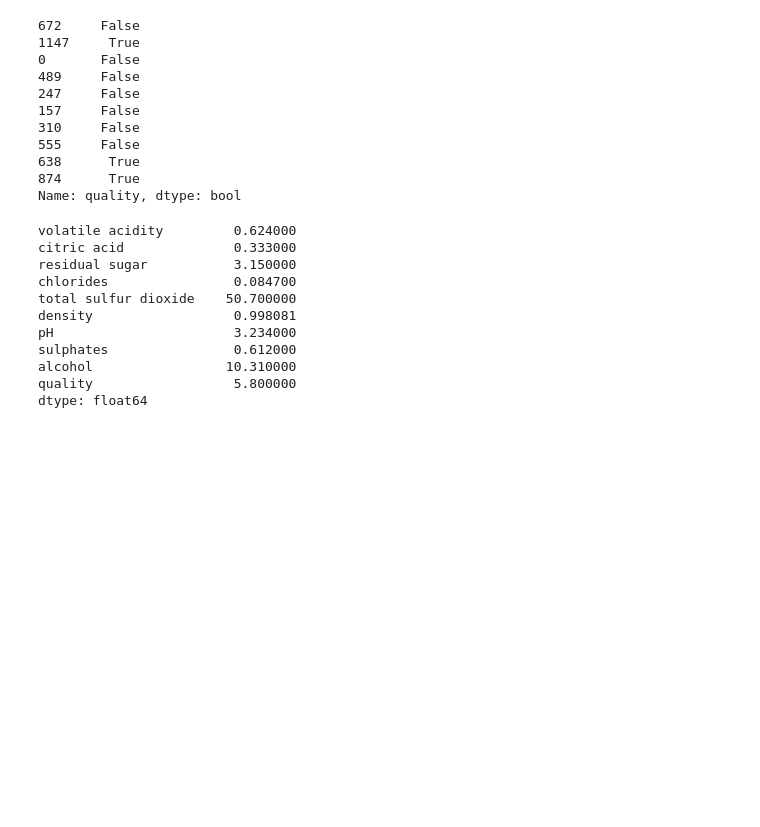
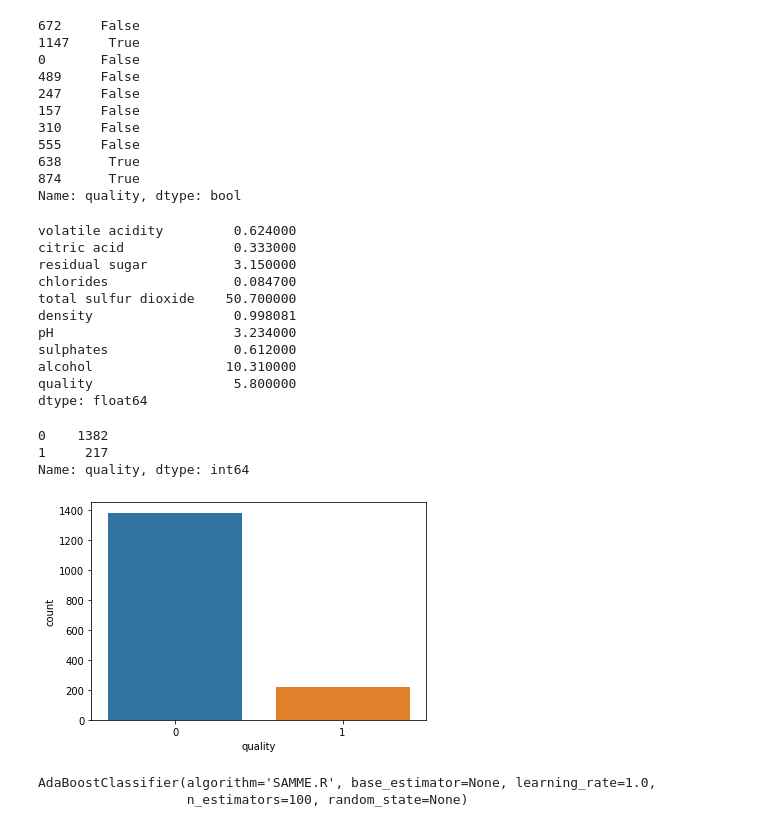
Before and after one commit to Ayofaj/SGA08_DATSCI, a Jupyter notebook: red-wine.ipynb, the cells around one changed output. Drawn from its saved outputs; the diff is of its cells as text; code cells hidden in the pictures; blank space fills up the shorter version.

```diff
--- a/red-wine.ipynb
+++ b/red-wine.ipynb
@@ -244,3 +260,20 @@ dtype: float64
 #Gain(S, alcohol) = -0.090
 # %%
 #using "chlorides" attribute for information gain
+# %%
+
+bins = (2, 6, 8)
+group_names = ['bad', 'good']
+red_wine['quality'] = pd.cut(red_wine['quality'], bins = bins, labels = group_names)
+
+label_quality = LabelEncoder()
+
+red_wine['quality'] = label_quality.fit_transform(red_wine['quality'])
+print(red_wine['quality'].value_counts())
+sns.countplot(red_wine['quality'])
+plt.show()
+# %% [output]
+0    1382
+1     217
+Name: quality, dtype: int64
+[figure, added]
@@ -246,0 +282,6 @@ dtype: float64
+# %%
+ada_classifier = AdaBoostClassifier(n_estimators=100)
+ada_classifier.fit(x, y)
+# %% [output]
+AdaBoostClassifier(algorithm='SAMME.R', base_estimator=None, learning_rate=1.0,
+                   n_estimators=100, random_state=None)
```
Also changed, not shown: parts of 5 cells of this notebook, 2 other files.
